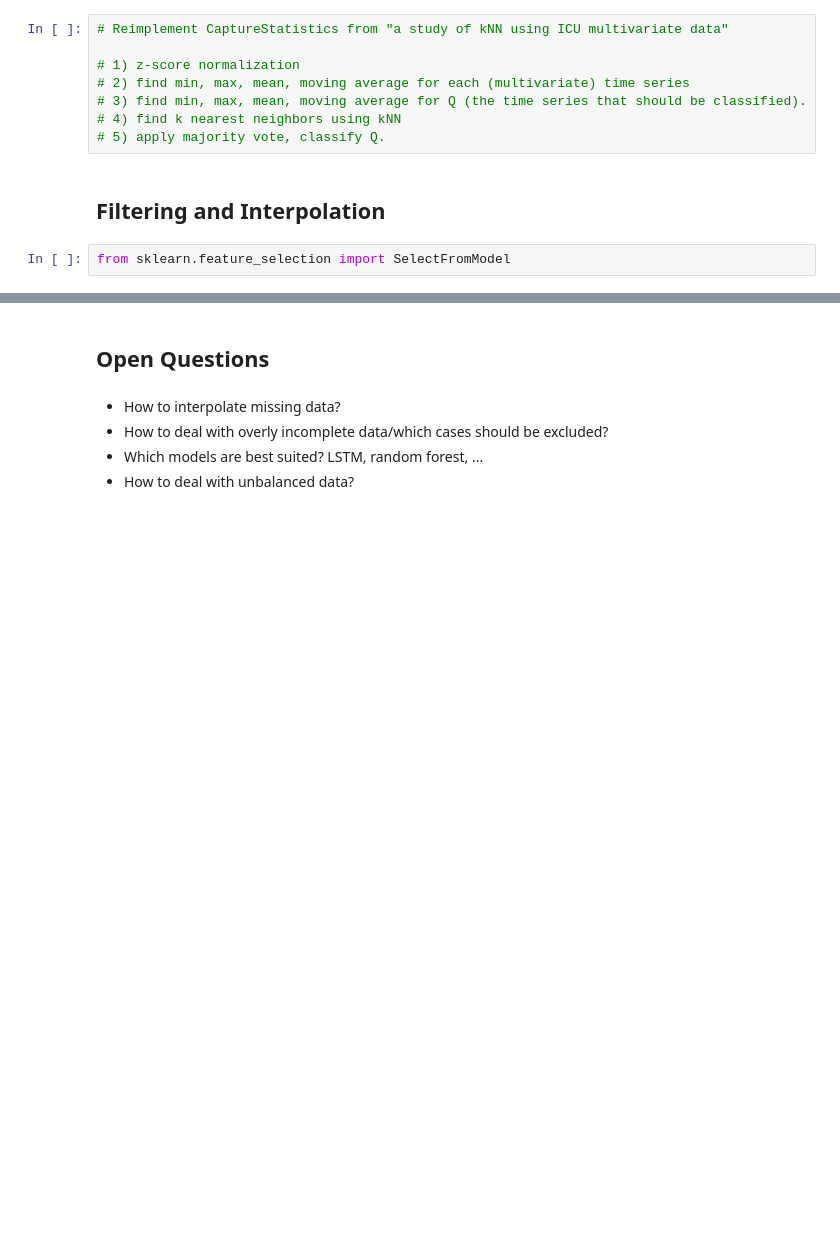
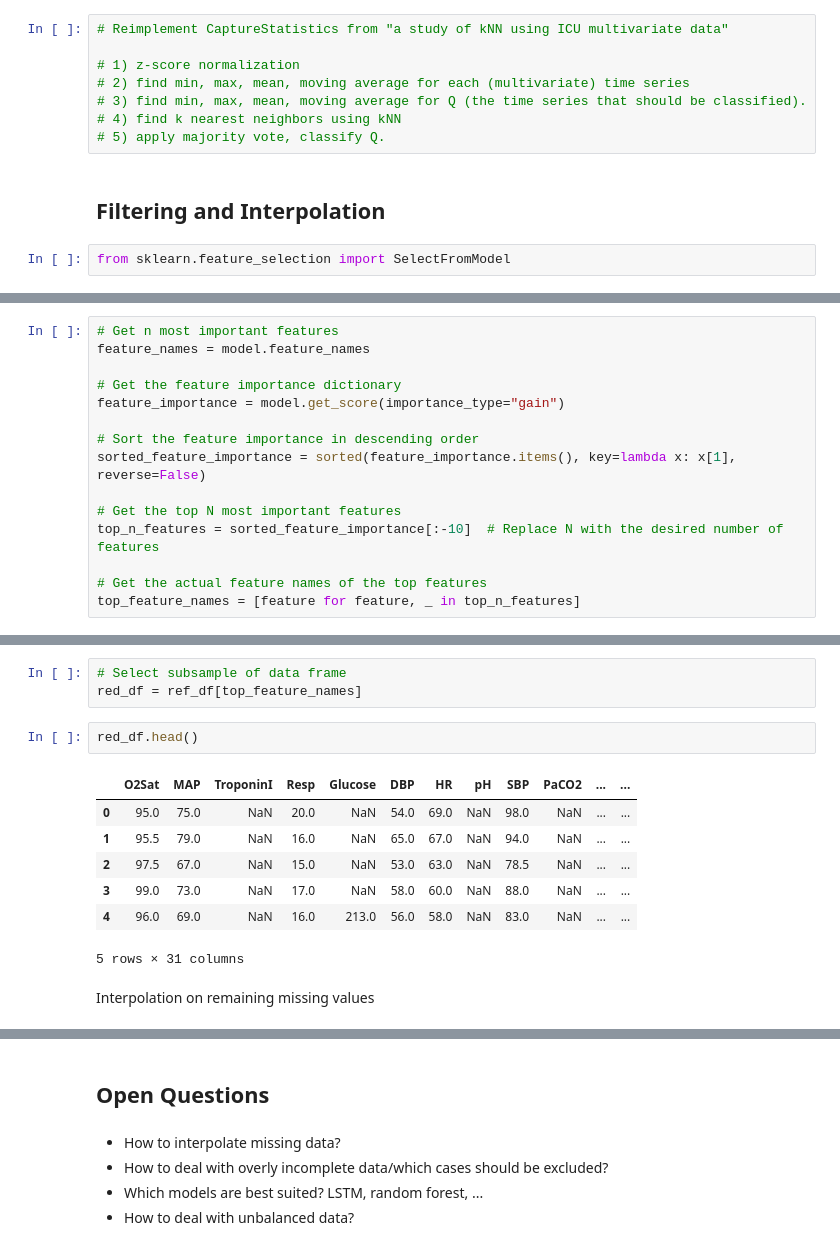
Before and after one commit to Mitmischer/sepsis-prediction, a Jupyter notebook: preprocessing.ipynb, the cells around one changed output, grey strips where cells are left out. Drawn from its saved outputs; the diff is of its cells as text; blank space fills up the shorter version.

```diff
--- a/preprocessing.ipynb
+++ b/preprocessing.ipynb
@@ -680,0 +663,15 @@ print(model.get_fscore)
+# %%
+# Get n most important features
+feature_names = model.feature_names
+
+# Get the feature importance dictionary
+feature_importance = model.get_score(importance_type="gain")
+
+# Sort the feature importance in descending order
+sorted_feature_importance = sorted(feature_importance.items(), key=lambda x: x[1], reverse=False)
+
+# Get the top N most important features
+top_n_features = sorted_feature_importance[:-10]  # Replace N with the desired number of features
+
+# Get the actual feature names of the top features
+top_feature_names = [feature for feature, _ in top_n_features]
@@ -680,0 +698,15 @@ print(model.get_fscore)
+# %%
+# Select subsample of data frame
+red_df = ref_df[top_feature_names]
+# %%
+red_df.head()
+# %% [output]
+|  | O2Sat | MAP | TroponinI | Resp | Glucose | DBP | HR | pH | SBP | PaCO2 | ... | ... |
+| 0 | 95.0 | 75.0 | NaN | 20.0 | NaN | 54.0 | 69.0 | NaN | 98.0 | NaN | ... | ... |
+| 1 | 95.5 | 79.0 | NaN | 16.0 | NaN | 65.0 | 67.0 | NaN | 94.0 | NaN | ... | ... |
+| 2 | 97.5 | 67.0 | NaN | 15.0 | NaN | 53.0 | 63.0 | NaN | 78.5 | NaN | ... | ... |
+| 3 | 99.0 | 73.0 | NaN | 17.0 | NaN | 58.0 | 60.0 | NaN | 88.0 | NaN | ... | ... |
+| 4 | 96.0 | 69.0 | NaN | 16.0 | 213.0 | 56.0 | 58.0 | NaN | 83.0 | NaN | ... | ... |
+5 rows × 31 columns
+# %% [markdown]
+Interpolation on remaining missing values
```
Also changed, not shown: parts of 15 cells of this notebook.
